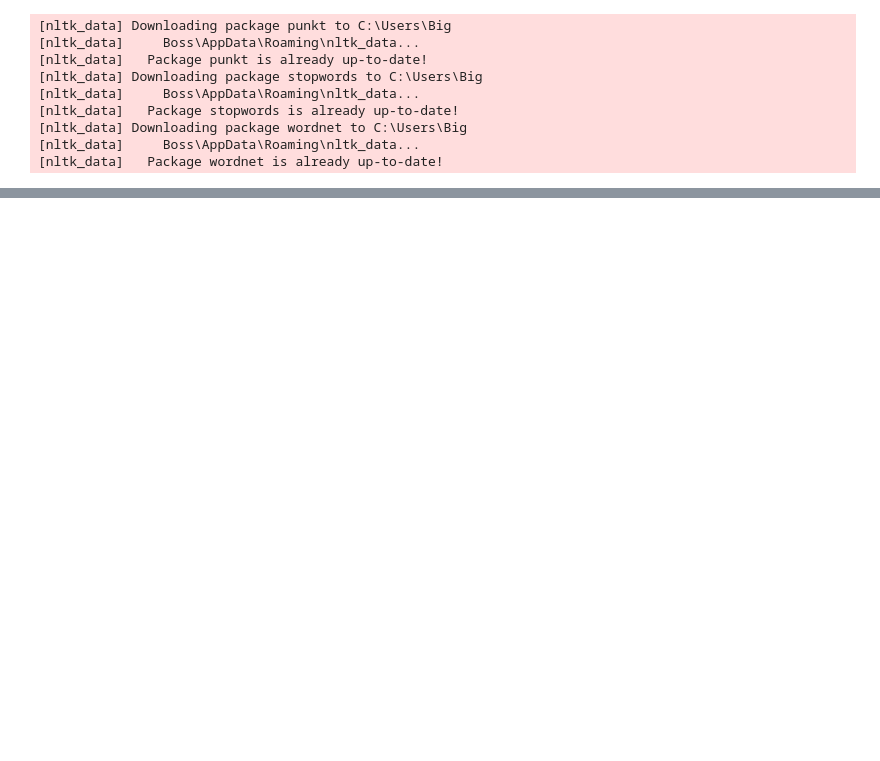
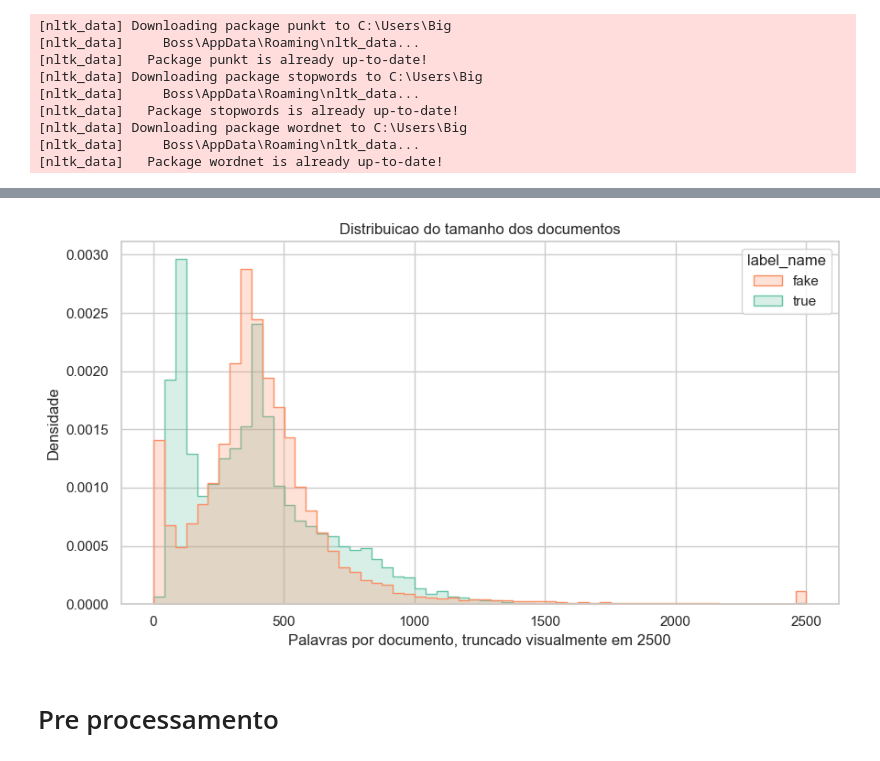
Before and after one commit to The-Andrei/Projeto-Text-Mining, a Jupyter notebook: projeto_fake_news.ipynb, the cells around one changed output, grey strips where cells are left out. Cells and saved outputs as stored; diff of their text form; code cells hidden in the pictures; blank space fills up the shorter version.

```diff
--- a/projeto_fake_news.ipynb
+++ b/projeto_fake_news.ipynb
@@ -190,0 +216,22 @@ Pré-processamento e matrizes concluídos com sucesso e sem data leakage!
+# %%
+# Visualização da distribuição de tamanho dos documentos por classe
+plot_df = df_total.assign(document_length_clipped=df_total["document_length"].clip(upper=2500))
+ax = sns.histplot(
+    data=plot_df,
+    x="document_length_clipped",
+    hue="label_name",
+    bins=60,
+    stat="density",
+    common_norm=False,
+    element="step",
+    palette=['#FC8D62', '#66C2A5']
+)
+ax.set_title("Distribuicao do tamanho dos documentos")
+ax.set_xlabel("Palavras por documento, truncado visualmente em 2500")
+ax.set_ylabel("Densidade")
+plt.tight_layout()
+plt.show()
+# %% [output]
+[figure, added]
+# %% [markdown]
+# Pre processamento
```
Also changed, not shown: parts of 38 cells of this notebook, 2 other files.
